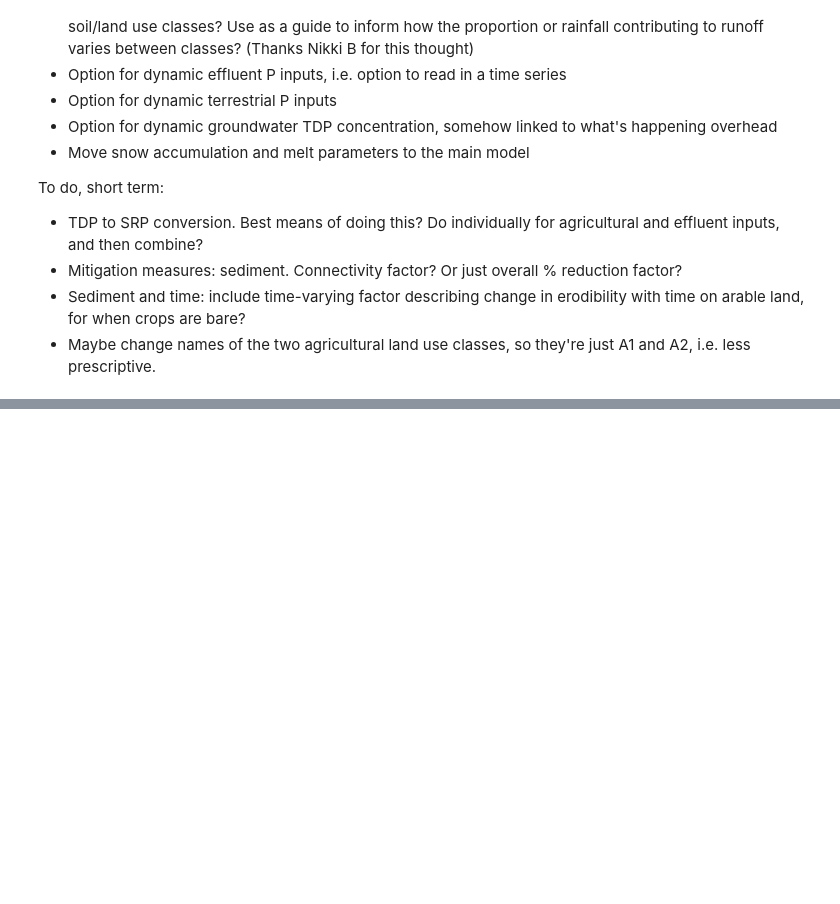
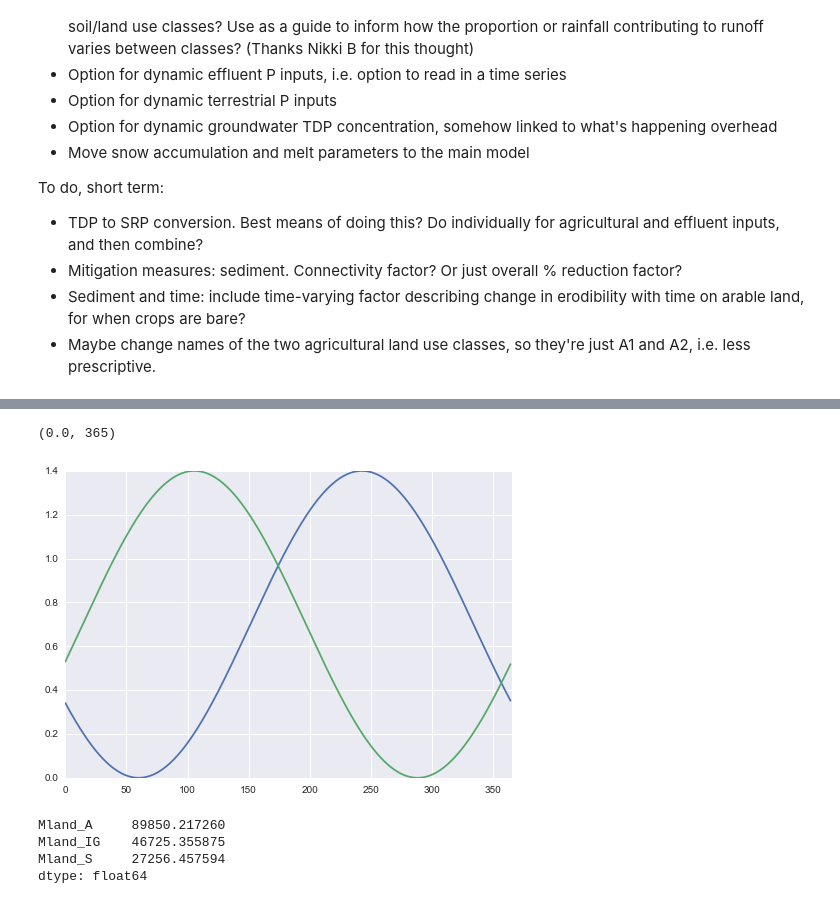
Before and after one commit to JoeyYHT/SimplyP, a Jupyter notebook: notebooks/Main_model_test_code_WithSCs.ipynb, the cells around one changed output, grey strips where cells are left out. Saved outputs shown, nothing was run; the diff lists cells and outputs as text; code cells hidden in the pictures; blank space fills up the shorter version.

```diff
--- a/notebooks/Main_model_test_code_WithSCs.ipynb
+++ b/notebooks/Main_model_test_code_WithSCs.ipynb
@@ -787,0 +818,21 @@ stats_df
+# %%
+x = np.arange(0,365,1)
+B1 = 60  # Spring cereals: 60, winter cereals:
+B2 = 288
+y =0.7*(-np.cos((2*np.pi/365)*(x-B1))+1)
+y2 = 0.7*(-np.cos((2*np.pi/365)*(x-B2))+1)
+plt.plot(x,y)
+plt.plot(x,y2)
+plt.xlim(xmax=365)
+# %% [output]
+(0.0, 365)
+[figure, added]
+# %%
+annual_sum_df = df_TC_dict[1][['Mland_A','Mland_IG','Mland_S']].sum()
+annual_sum_df
+# annual_sum_df.to_csv(r'M:\Working\NewModel\ModelOutputs\Output_Tables\Annual_Mland_flux\')
+# %% [output]
+Mland_A     89850.217260
+Mland_IG    46725.355875
+Mland_S     27256.457594
+dtype: float64
```
Also changed, not shown: parts of 6 cells of this notebook, 3 other files.
